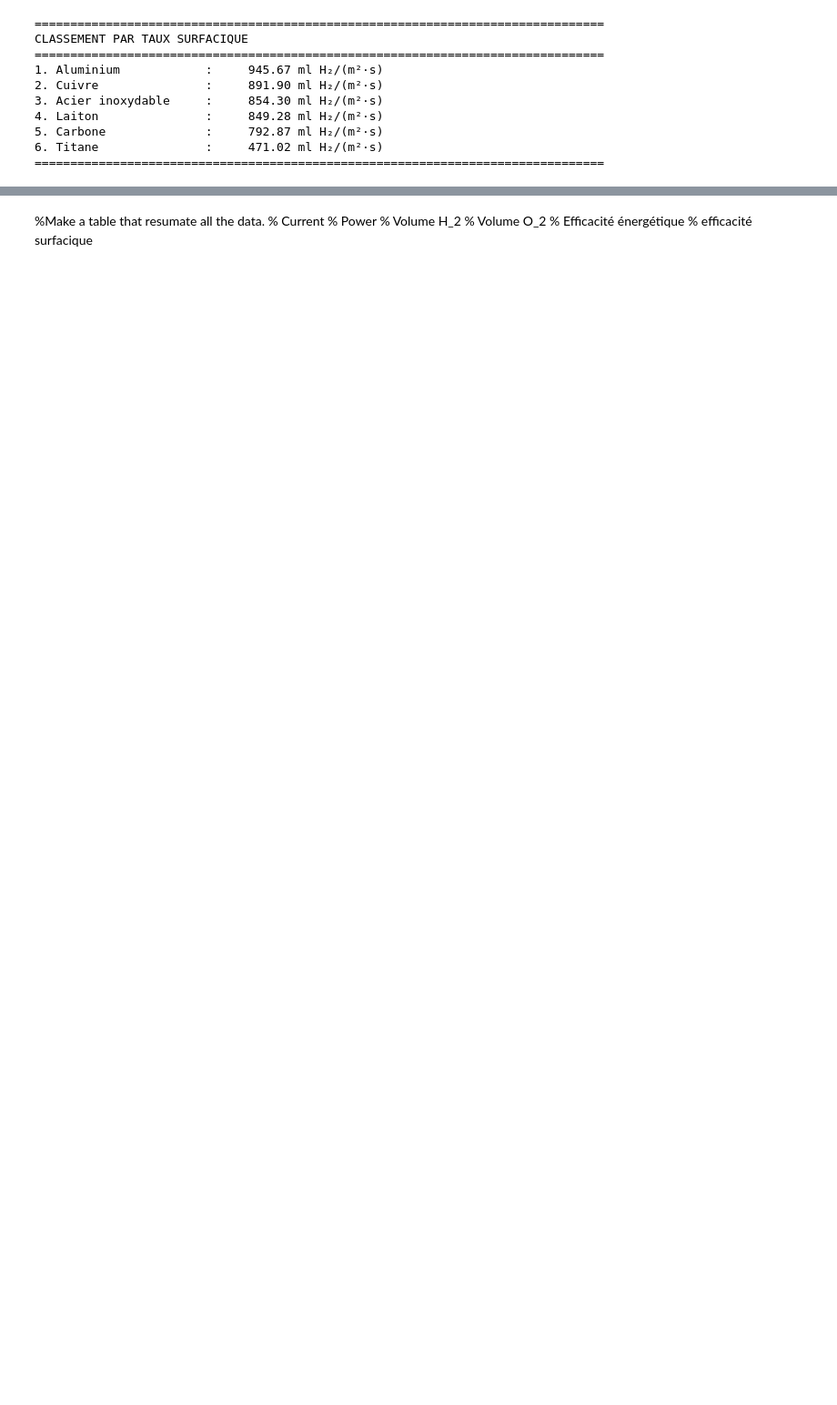
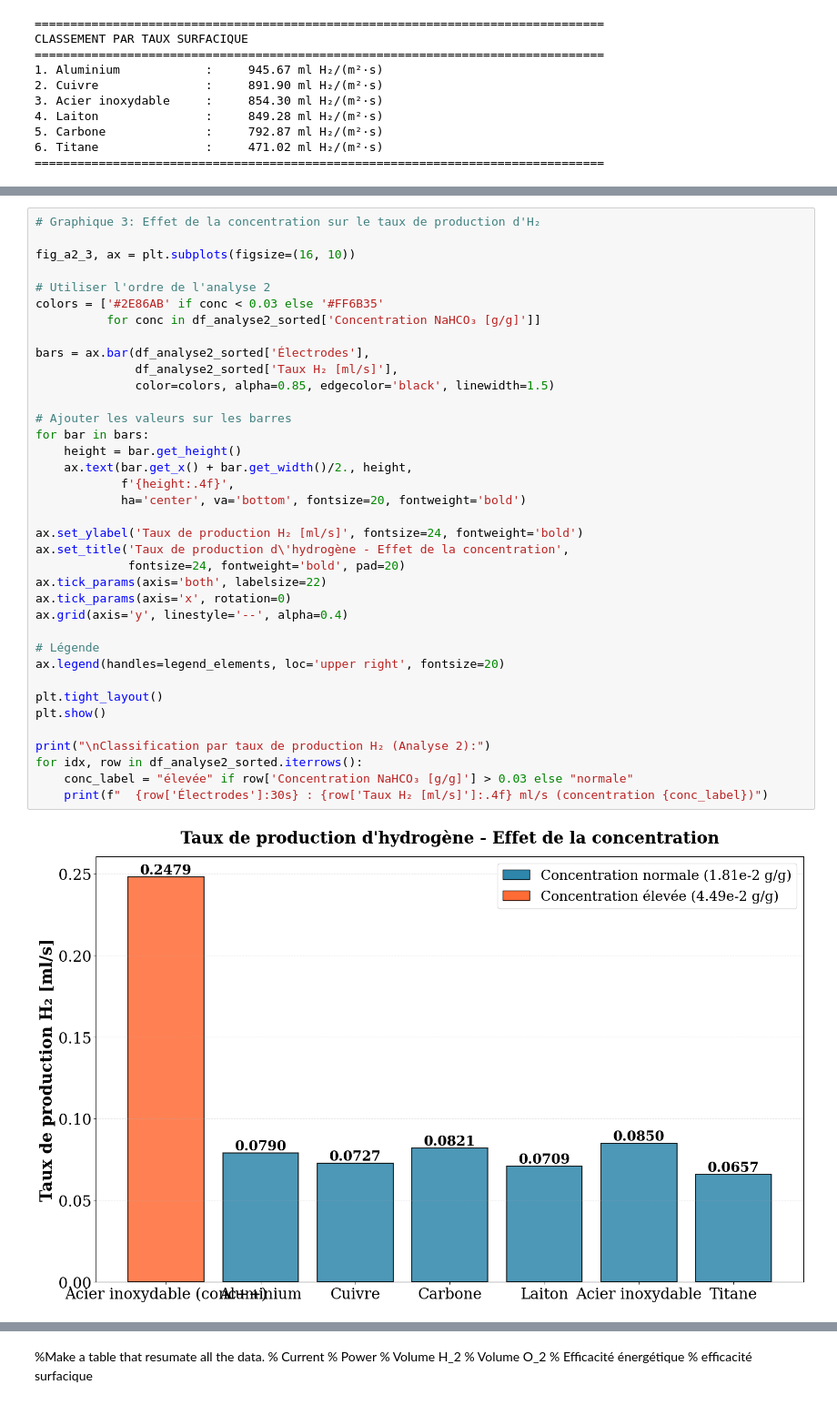
Before and after one commit to Belouse/GPH-University-Laval-Course, a Jupyter notebook: Ulaval Session 7 Automne 2025/TPA/Laboratoire 4 hydrolyse/Analyse lab 4 - hydrolyse.ipynb, the cells around one changed output, grey strips where cells are left out. Shown at 91% size. Cells and saved outputs as stored; diff of their text form; blank space fills up the shorter version.

```diff
--- a/Ulaval Session 7 Automne 2025/TPA/Laboratoire 4 hydrolyse/Analyse lab 4 - hydrolyse.ipynb
+++ b/Ulaval Session 7 Automne 2025/TPA/Laboratoire 4 hydrolyse/Analyse lab 4 - hydrolyse.ipynb
@@ -441,0 +655,39 @@ Ratio moyen observé: 2.63
+# %%
+# Graphique 3: Effet de la concentration sur le taux de production d'H₂
+
+fig_a2_3, ax = plt.subplots(figsize=(16, 10))
+
+# Utiliser l'ordre de l'analyse 2
+colors = ['#2E86AB' if conc < 0.03 else '#FF6B35'
+          for conc in df_analyse2_sorted['Concentration NaHCO₃ [g/g]']]
+
+bars = ax.bar(df_analyse2_sorted['Électrodes'],
+              df_analyse2_sorted['Taux H₂ [ml/s]'],
+              color=colors, alpha=0.85, edgecolor='black', linewidth=1.5)
+
+# Ajouter les valeurs sur les barres
+for bar in bars:
+    height = bar.get_height()
+    ax.text(bar.get_x() + bar.get_width()/2., height,
+            f'{height:.4f}',
+            ha='center', va='bottom', fontsize=20, fontweight='bold')
+
+ax.set_ylabel('Taux de production H₂ [ml/s]', fontsize=24, fontweight='bold')
+ax.set_title('Taux de production d\'hydrogène - Effet de la concentration',
+             fontsize=24, fontweight='bold', pad=20)
+ax.tick_params(axis='both', labelsize=22)
+ax.tick_params(axis='x', rotation=0)
+ax.grid(axis='y', linestyle='--', alpha=0.4)
+
+# Légende
+ax.legend(handles=legend_elements, loc='upper right', fontsize=20)
+
+plt.tight_layout()
+plt.show()
+
+print("\nClassification par taux de production H₂ (Analyse 2):")
+for idx, row in df_analyse2_sorted.iterrows():
+    conc_label = "élevée" if row['Concentration NaHCO₃ [g/g]'] > 0.03 else "normale"
+    print(f"  {row['Électrodes']:30s} : {row['Taux H₂ [ml/s]']:.4f} ml/s (concentration {conc_label})")
+# %% [output]
+[figure, added]
```
Also changed, not shown: parts of 13 cells of this notebook, 1 other file.
